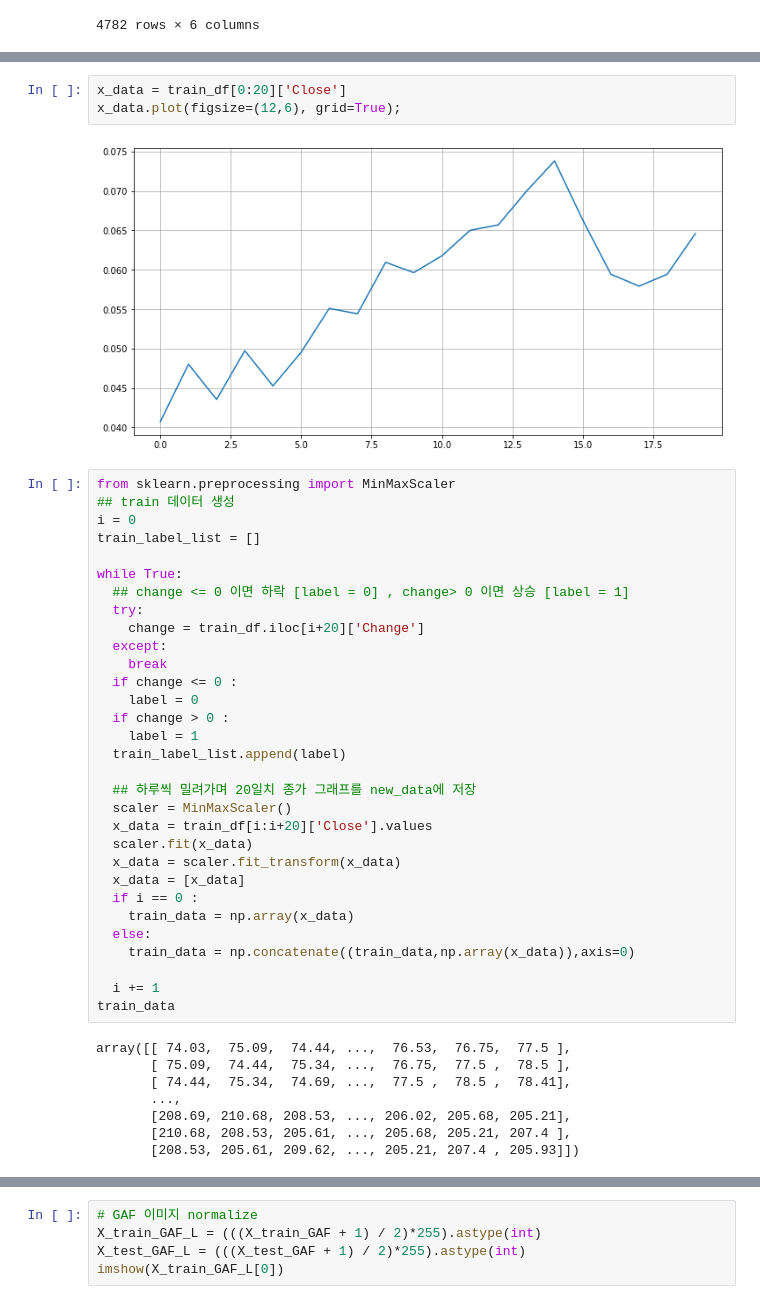
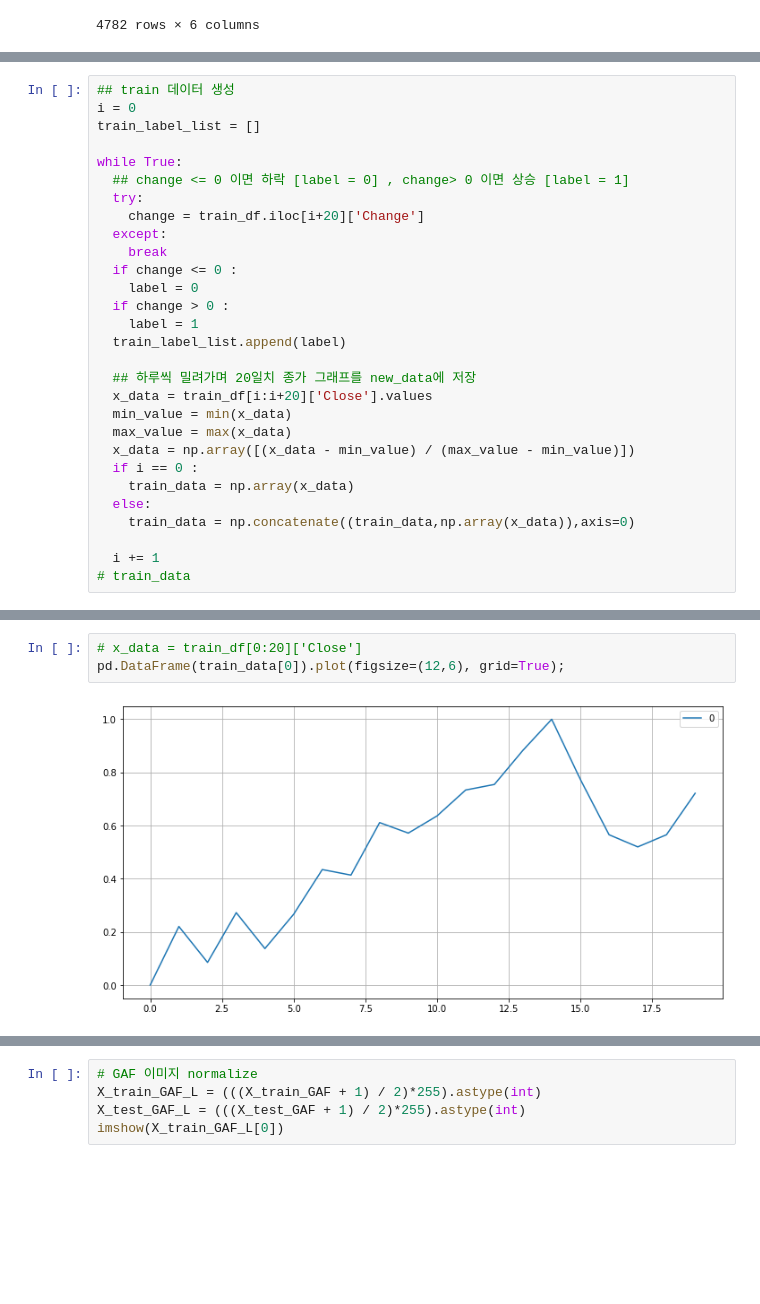
Before and after one commit to kdh4672/economy_ai, a Jupyter notebook: ai_homework.ipynb, the cells around one changed output, grey strips where cells are left out. Saved outputs shown, nothing was run; the diff lists cells and outputs as text; blank space fills up the shorter version.

```diff
--- a/ai_homework.ipynb
+++ b/ai_homework.ipynb
@@ -121,0 +108,29 @@ test_df = pd.DataFrame(scaler.transform(test_df.iloc[:, :]), dtype='float32')
+# %%
+## train 데이터 생성
+i = 0
+train_label_list = []
+
+while True:
+  ## change <= 0 이면 하락 [label = 0] , change> 0 이면 상승 [label = 1]
+  try:
+    change = train_df.iloc[i+20]['Change']
+  except:
+    break
+  if change <= 0 :
+    label = 0
+  if change > 0 :
+    label = 1
+  train_label_list.append(label)
+
+  ## 하루씩 밀려가며 20일치 종가 그래프를 new_data에 저장
+  x_data = train_df[i:i+20]['Close'].values
+  min_value = min(x_data)
+  max_value = max(x_data)
+  x_data = np.array([(x_data - min_value) / (max_value - min_value)])
+  if i == 0 :
+    train_data = np.array(x_data)
+  else:
+    train_data = np.concatenate((train_data,np.array(x_data)),axis=0)
+
+  i += 1
+# train_data
@@ -122,44 +166,5 @@ test_df = pd.DataFrame(scaler.transform(test_df.iloc[:, :]), dtype='float32')
 # %%
-x_data = train_df[0:20]['Close']
-x_data.plot(figsize=(12,6), grid=True);
+# x_data = train_df[0:20]['Close']
+pd.DataFrame(train_data[0]).plot(figsize=(12,6), grid=True);
 # %% [output]
-[figure, old version]
+[figure, new version]
-# %%
-from sklearn.preprocessing import MinMaxScaler
-## train 데이터 생성
-i = 0
-train_label_list = []
-
-while True:
-  ## change <= 0 이면 하락 [label = 0] , change> 0 이면 상승 [label = 1]
-  try:
-    change = train_df.iloc[i+20]['Change']
-  except:
-    break
-  if change <= 0 :
-    label = 0
-  if change > 0 :
-    label = 1
-  train_label_list.append(label)
-
-  ## 하루씩 밀려가며 20일치 종가 그래프를 new_data에 저장
-  scaler = MinMaxScaler()
-  x_data = train_df[i:i+20]['Close'].values
-  scaler.fit(x_data)
-  x_data = scaler.fit_transform(x_data)
-  x_data = [x_data]
-  if i == 0 :
-    train_data = np.array(x_data)
-  else:
-    train_data = np.concatenate((train_data,np.array(x_data)),axis=0)
-
-  i += 1
-train_data
-# %% [output]
-array([[ 74.03,  75.09,  74.44, ...,  76.53,  76.75,  77.5 ],
-       [ 75.09,  74.44,  75.34, ...,  76.75,  77.5 ,  78.5 ],
-       [ 74.44,  75.34,  74.69, ...,  77.5 ,  78.5 ,  78.41],
-       ...,
-       [208.69, 210.68, 208.53, ..., 206.02, 205.68, 205.21],
-       [210.68, 208.53, 205.61, ..., 205.68, 205.21, 207.4 ],
-       [208.53, 205.61, 209.62, ..., 205.21, 207.4 , 205.93]])
```
Also changed, not shown: parts of 11 cells of this notebook.
